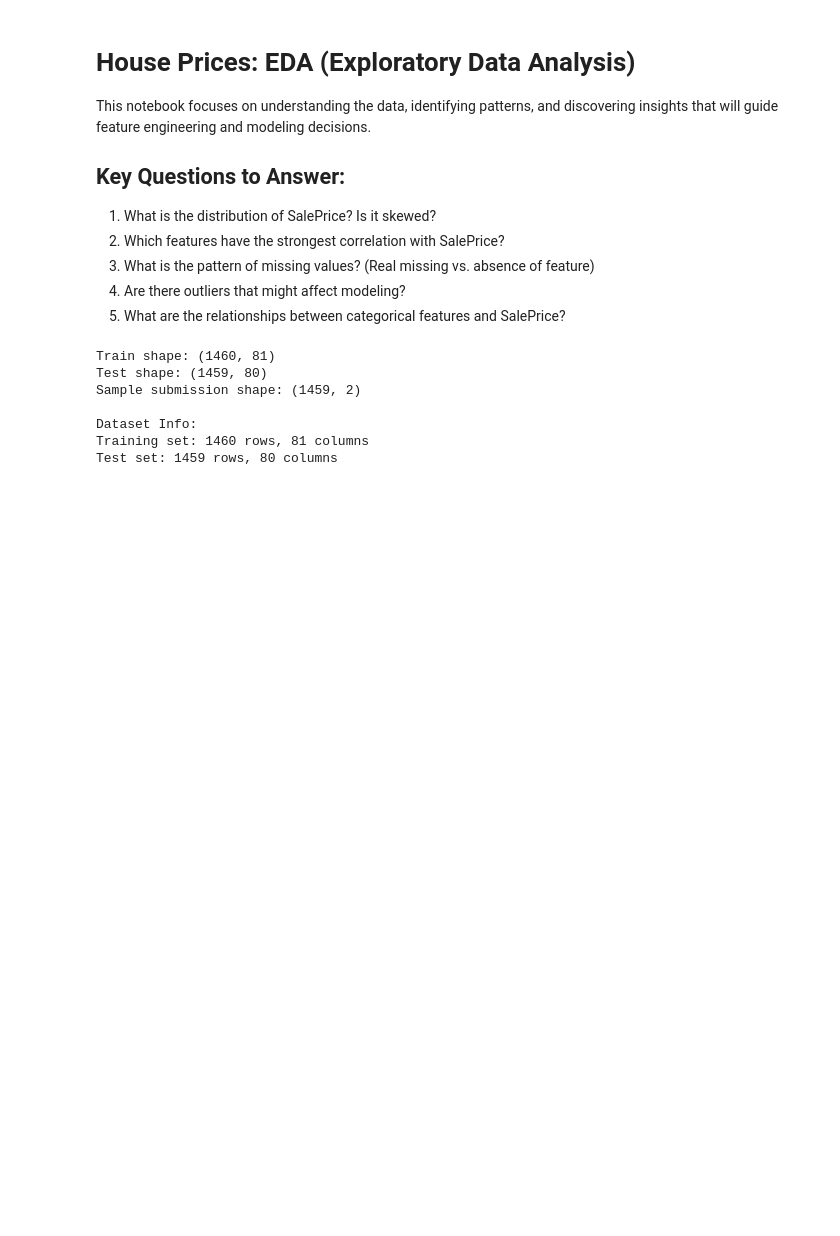
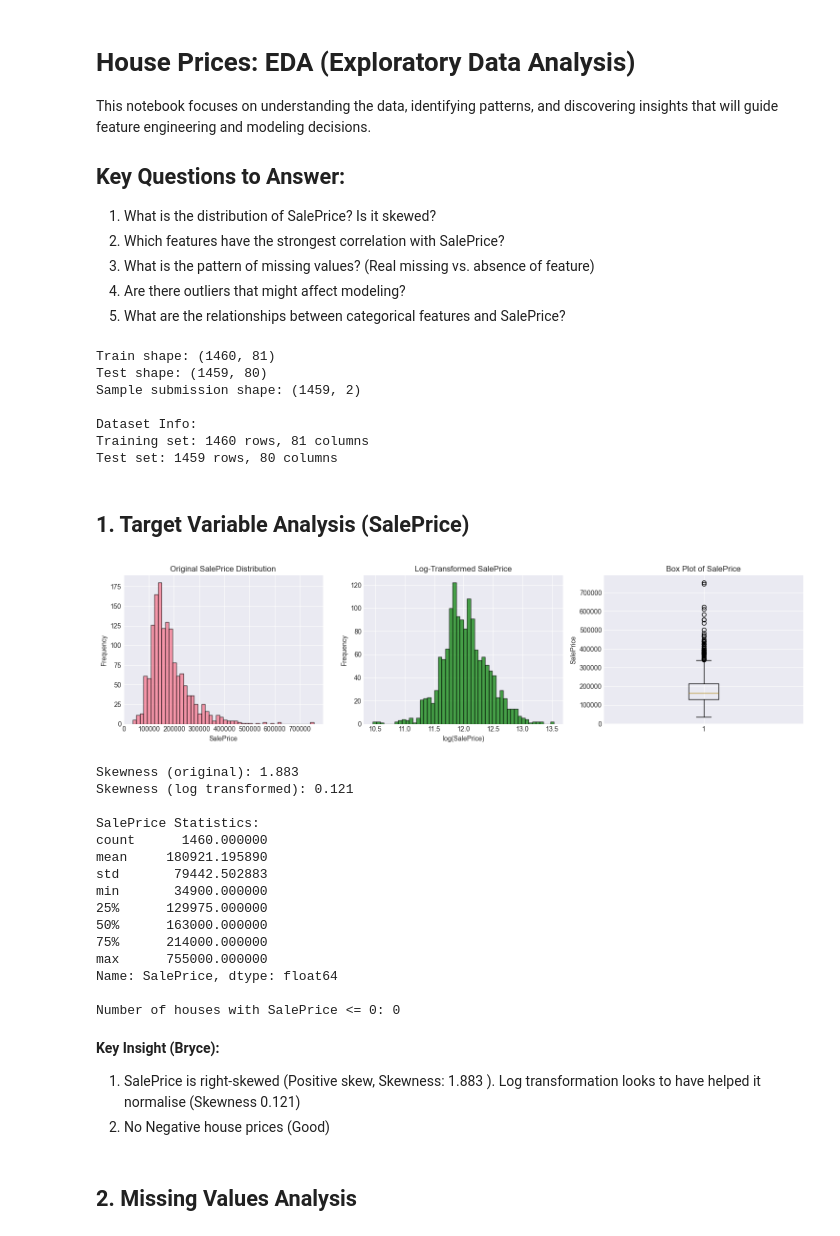
Before and after one commit to Blim3202/House-Prices-Kaggle, a Jupyter notebook: Notebooks/01_eda_analysis.ipynb, the cells around one changed output. Drawn from its saved outputs; the diff is of its cells as text; code cells hidden in the pictures; blank space fills up the shorter version.

Commit message:
Update Checkpoints

```diff
--- a/Notebooks/01_eda_analysis.ipynb
+++ b/Notebooks/01_eda_analysis.ipynb
@@ -50,3 +50,38 @@ Sample submission shape: (1459, 2)
 Dataset Info:
 Training set: 1460 rows, 81 columns
 Test set: 1459 rows, 80 columns
+# %% [markdown]
+## 1. Target Variable Analysis (SalePrice)
+# %%
+# Analyze SalePrice distribution
+log_prices = plot_sale_price_distribution(df_train, save_path="../reports/sale_price_distribution.png")
+
+# Check basic statistics
+print("\nSalePrice Statistics:")
+print(df_train['SalePrice'].describe())
+
+# Check for zero or negative values (should not exist for house prices)
+print(f"\nNumber of houses with SalePrice <= 0: {(df_train['SalePrice'] <= 0).sum()}")
+# %% [output]
+[figure, added]
+Skewness (original): 1.883
+Skewness (log transformed): 0.121
+
+SalePrice Statistics:
+count      1460.000000
+mean     180921.195890
+std       79442.502883
+min       34900.000000
+25%      129975.000000
+50%      163000.000000
+75%      214000.000000
+max      755000.000000
+Name: SalePrice, dtype: float64
+
+Number of houses with SalePrice <= 0: 0
+# %% [markdown]
+**Key Insight (Bryce):**
+1. SalePrice is right-skewed (Positive skew, Skewness: 1.883 ). Log transformation looks to have helped it normalise (Skewness 0.121)
+2. No Negative house prices (Good)
+# %% [markdown]
+## 2. Missing Values Analysis
```
Also changed, not shown: parts of 1 cell of this notebook, 1 other file.
